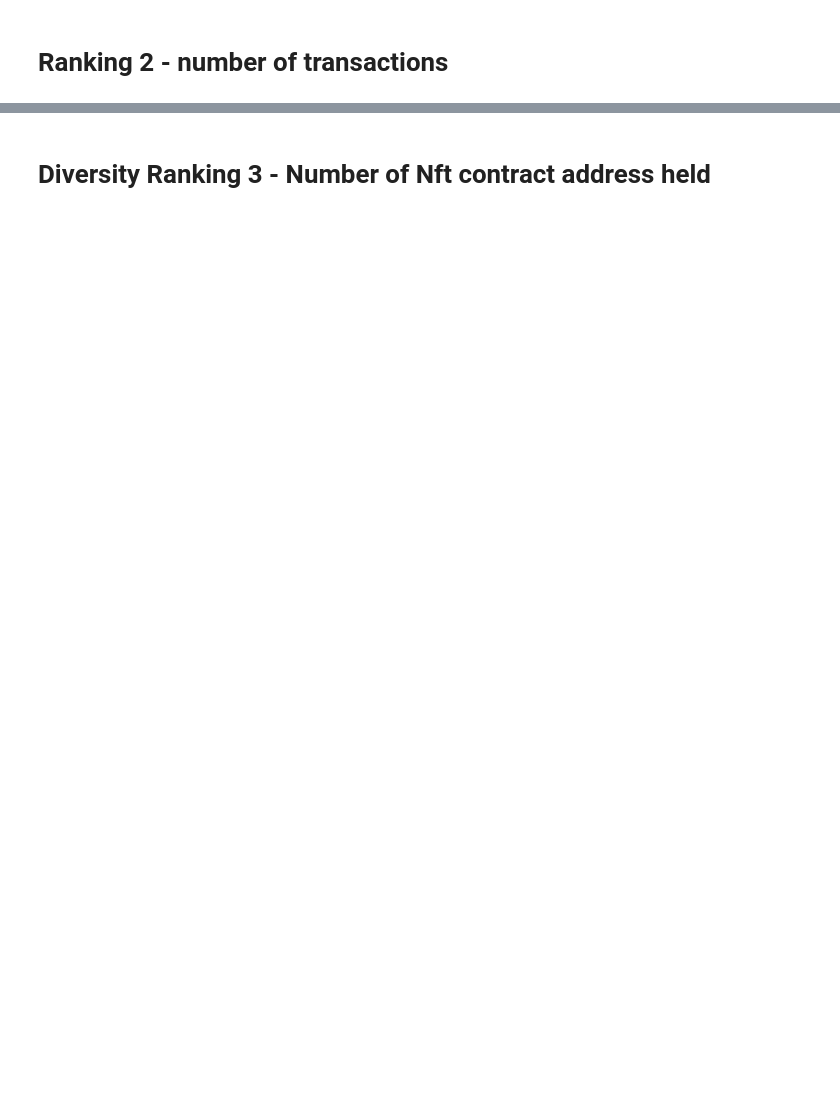
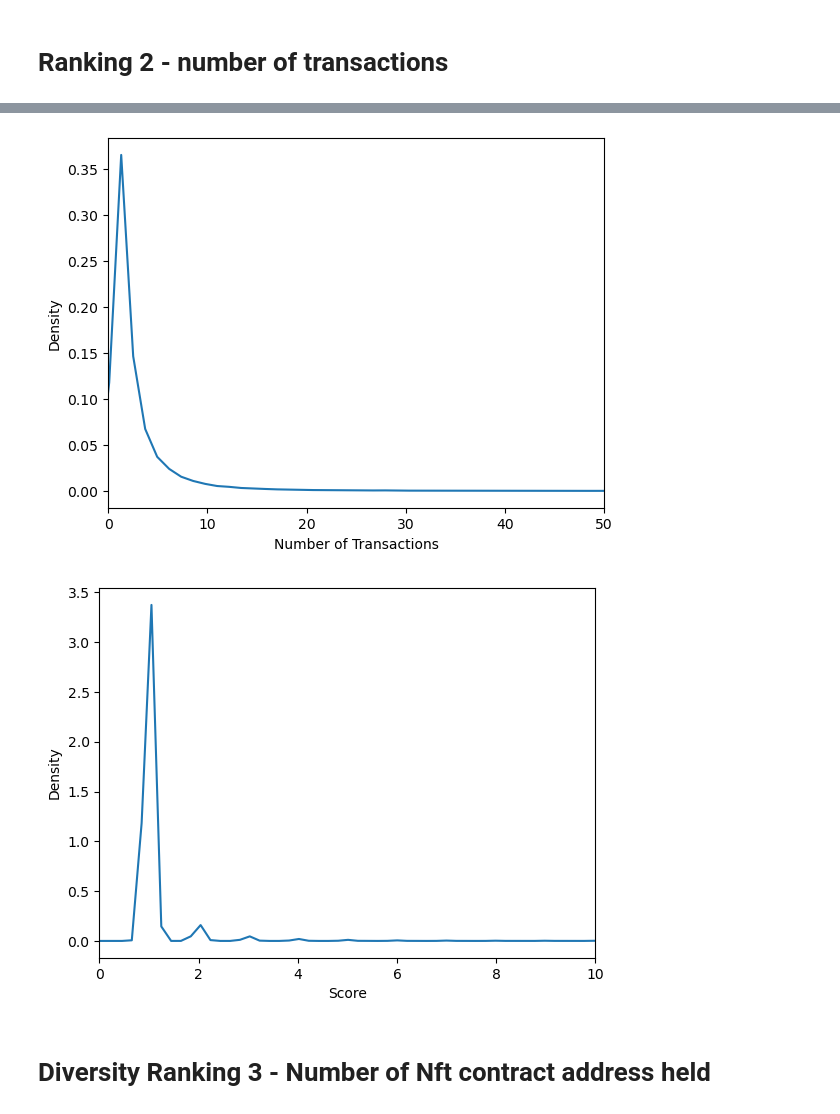
Before and after one commit to cardstack/nft-membership-nyu, a Jupyter notebook: notebooks/pipeline/Ranking.ipynb, the cells around one changed output, grey strips where cells are left out. Drawn from its saved outputs; the diff is of its cells as text; code cells hidden in the pictures; blank space fills up the shorter version.

```diff
--- a/notebooks/pipeline/Ranking.ipynb
+++ b/notebooks/pipeline/Ranking.ipynb
@@ -286,3 +221,20 @@ df_rule_number_txns=spark.createDataFrame(df_rule_number_txns_pd)
+# %%
+df_rule_number_txns_pd['number_txns'].plot.kde()
+plt.xlabel('Number of Transactions')
+plt.ylabel('Density')
+plt.title("")
+plt.xlim(0,50)
+plt.show()
+
+df_rule_number_txns_pd['Score2'].plot.kde()
+plt.xlabel('Score')
+plt.ylabel('Density')
+plt.title("")
+plt.xlim(0,10)
+plt.show()
+# %% [output]
+[figure, added]
+[figure, added]
 # %% [markdown]
 # Diversity Ranking 3 - Number of Nft contract address held
 # %%
```
Also changed, not shown: parts of 22 cells of this notebook.
